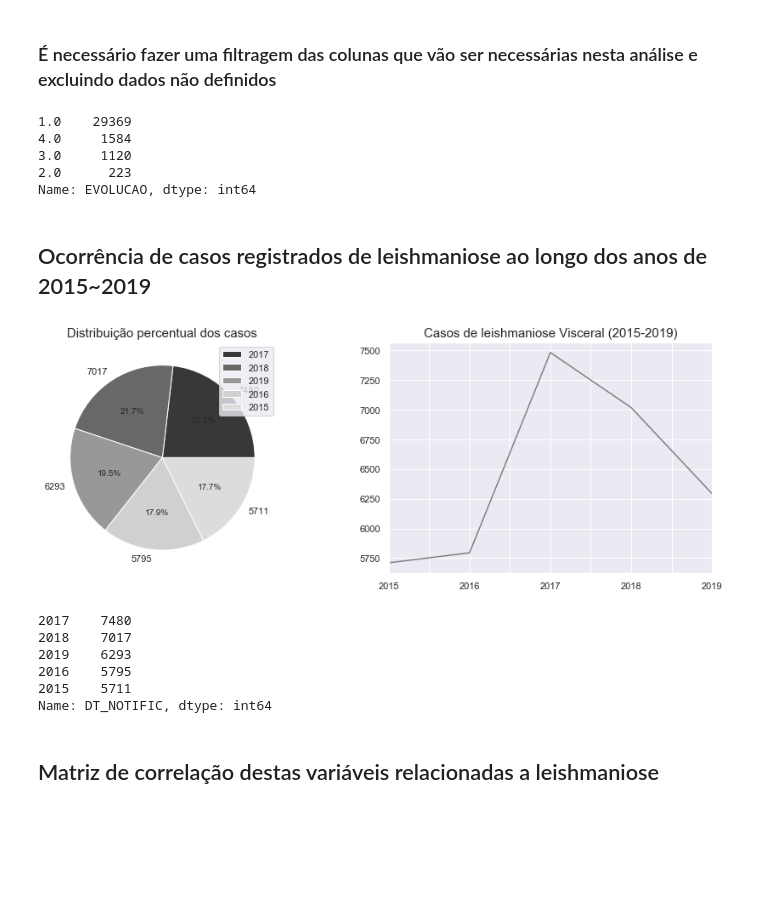
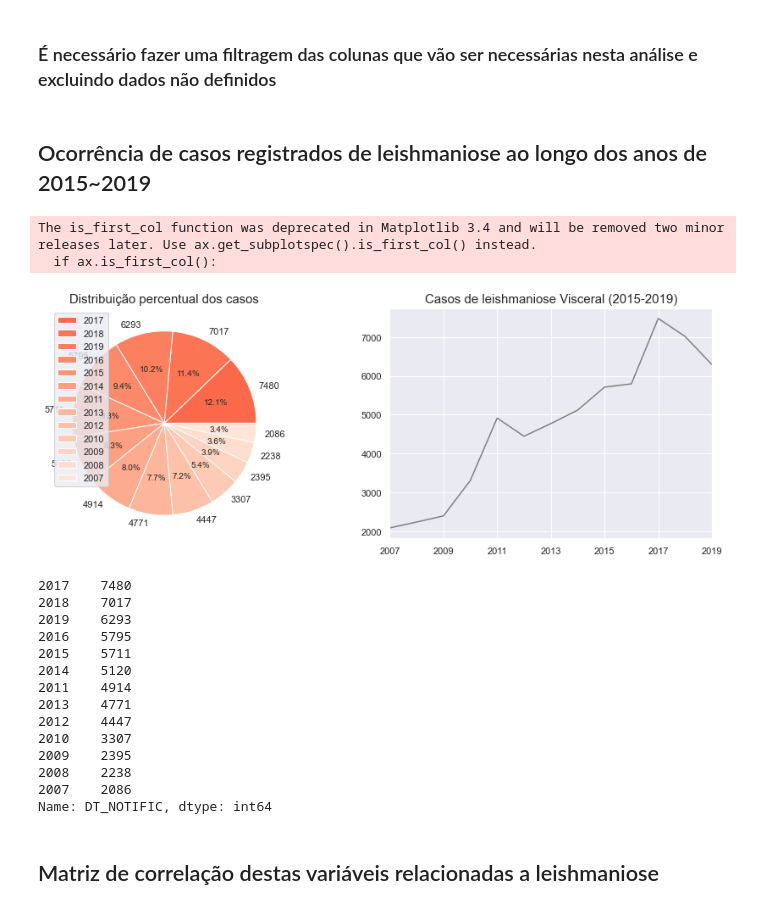
Before and after one commit to L182487/data4health, a Jupyter notebook: notebooks/exp_analysis.ipynb, the cells around one changed output. Drawn from its saved outputs; the diff is of its cells as text; code cells hidden in the pictures; blank space fills up the shorter version.

```diff
--- a/notebooks/exp_analysis.ipynb
+++ b/notebooks/exp_analysis.ipynb
@@ -21,14 +21,13 @@ import numpy as np
 
 
 sns.set_theme()
-df = pd.read_csv("LEIV_total.csv")
+
+df = pd.read_csv("LEIV_total_07_19.csv", usecols=['DT_NOTIFIC','SG_UF','CS_SEXO','NU_IDADE_N','FEBRE','FRAQUEZA','EDEMA','EMAGRA',
+                                         'TOSSE','PALIDEZ','BACO','INFECCIOSO','FEN_HEMORR',
+                                         'FIGADO','ICTERICIA','EVOLUCAO'])#'PESO',
 # %% [markdown]
 ### É necessário fazer uma filtragem das colunas que vão ser necessárias nesta análise e excluindo dados não definidos
 # %%
-df = pd.read_csv("LEIV_total.csv", usecols=['DT_NOTIFIC','SG_UF','CS_SEXO','NU_IDADE_N','FEBRE','FRAQUEZA','EDEMA','EMAGRA',
-                                         'TOSSE','PALIDEZ','BACO','INFECCIOSO','FEN_HEMORR',
-                                         'FIGADO','ICTERICIA','EVOLUCAO'])#'PESO',
-
 UF = {52:'GO',31:'MG',15:'PA',23:'CE',29:'BA',41:'PR',42:'SC',26:'PE',17:'TO',21:'MA',24:'RN',22:'PI',43:'RS',51:'MT',
      12:'AC',35:'SP',32:'ES',25:'PB',28:'SE',27:'AL',13:'AM',50:'MS',14:'RR',16:'AP',11:'RO',33:'RJ',53:'DF'}
 
@@ -71,41 +70,46 @@ df = df[(df.ICTERICIA == 1.0) | (df.ICTERICIA == 2.0)]#removendo os valores onde
 #removendo casos onde houveram transferencia de pacientes
 df = df[(df.EVOLUCAO == 1.0) | (df.EVOLUCAO == 2.0) | (df.EVOLUCAO == 3.0) | (df.EVOLUCAO == 4.0)]
 #1 = curado , 2 = abandonou tratamento , 3 = óbito por leishmaniose, 4 = óbito por outras causas
-# %% [output]
-1.0    29369
-4.0     1584
-3.0     1120
-2.0      223
-Name: EVOLUCAO, dtype: int64
 # %% [markdown]
 ## Ocorrência de casos registrados de leishmaniose ao longo dos anos de 2015~2019
 # %%
 df['DT_NOTIFIC'].value_counts().index
 f, (ax1,ax2) = plt.subplots(1,2,figsize=(15, 5))
 
-colors = ['#383838','#686868','#989898','#D0D0D0','#DCDCDC']
+#colors = ['#383838','#686868','#989898','#D0D0D0','#DCDCDC']
+colors = plt.cm.Reds(np.linspace(0.5, 0.1, len(df['DT_NOTIFIC'].unique())))
 
 #gráfico de pizza dos casos nestes 5 anos
 plt.title('Casos de leishmaniose Visceral (2015-2019)',fontsize=15)
 ax1.set_title('Distribuição percentual dos casos',fontsize=15)
 ax1.pie(df['DT_NOTIFIC'].value_counts(),labels=df['DT_NOTIFIC'].value_counts(),autopct='%1.1f%%',colors=colors)
 ax1.legend(df['DT_NOTIFIC'].value_counts().index)
 
 
 #série temporal
-years=['2015','2016','2017','2018','2019']
+years=['2007','2008','2009','2010','2011','2012','2013','2014','2015','2016','2017','2018','2019']
 df['DT_NOTIFIC'].value_counts().loc[years].plot(color='gray')
 
 plt.show()
 print(df['DT_NOTIFIC'].value_counts())
 # %% [output]
+The is_first_col function was deprecated in Matplotlib 3.4 and will be removed two minor releases later. Use ax.get_subplotspec().is_first_col() instead.
+  if ax.is_first_col():
-[figure, old version]
+[figure, new version]
-2017    7480
-2018    7017
-2019    6293
-2016    5795
-2015    5711
-Name: DT_NOTIFIC, dtype: int64
+2017    7480
+2018    7017
+2019    6293
+2016    5795
+2015    5711
+2014    5120
+2011    4914
+2013    4771
+2012    4447
+2010    3307
+2009    2395
+2008    2238
+2007    2086
+Name: DT_NOTIFIC, dtype: int64
 # %% [markdown]
 ## Matriz de correlação destas variáveis relacionadas a leishmaniose
 # %%
```
Also changed, not shown: parts of 7 cells of this notebook.
